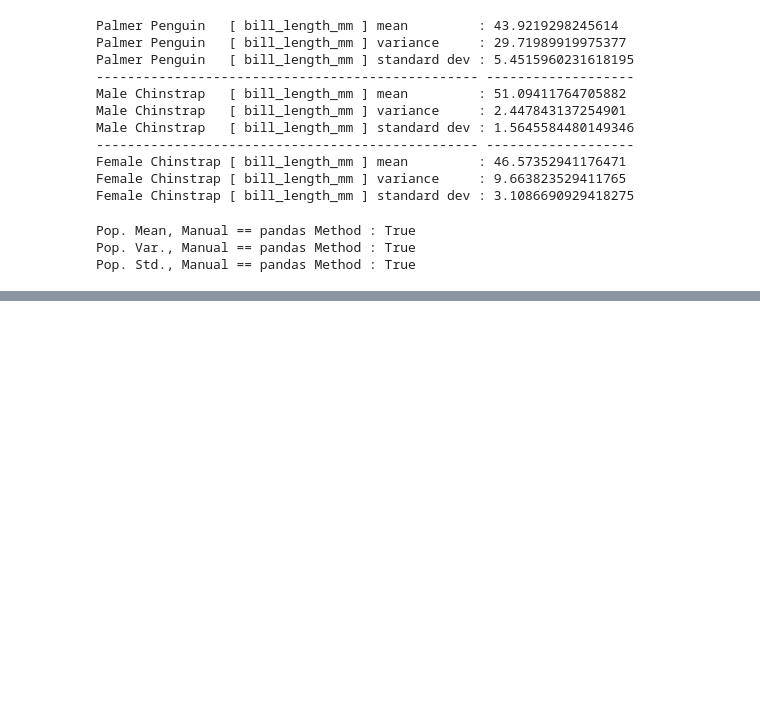
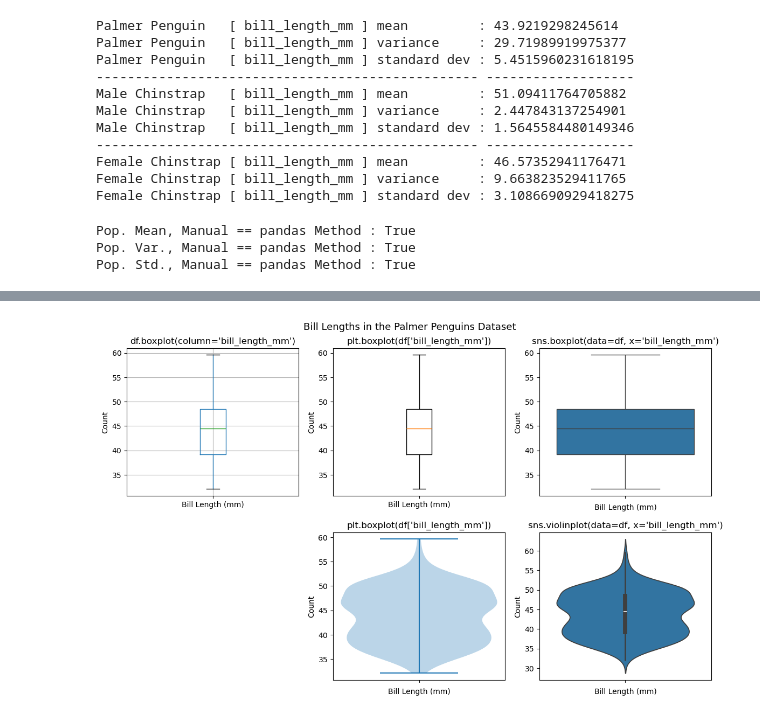
Before and after one commit to mragsac/bnfo262-2026-teaching, a Jupyter notebook: module-2-statistics/Day1_Introduction-to-Palmer-Penguins_COMPLETE.ipynb, the cells around one changed output, grey strips where cells are left out. Saved outputs shown, nothing was run; the diff lists cells and outputs as text; code cells hidden in the pictures; blank space fills up the shorter version.

```diff
--- a/module-2-statistics/Day1_Introduction-to-Palmer-Penguins_COMPLETE.ipynb
+++ b/module-2-statistics/Day1_Introduction-to-Palmer-Penguins_COMPLETE.ipynb
@@ -572,0 +616,49 @@ plt.show()
+# %%
+# TODO
+
+# -------------------------
+# Answer
+# -------------------------
+fig,ax = plt.subplots(2, 3, figsize=(14,8))
+axs = ax.flatten()
+
+# -------------------------
+# Box Plots
+# -------------------------
+plot1 = df.boxplot(column="bill_length_mm", ax=axs[0])
+axs[0].set_title("df.boxplot(column='bill_length_mm')")
+axs[0].set_xticklabels(["Bill Length (mm)"])  # for some reason this is different ...
+axs[0].set_ylabel("Count")
+
+axs[1].boxplot(df["bill_length_mm"].dropna()) # we're removing missing values
+axs[1].set_title("plt.boxplot(df['bill_length_mm'])")
+axs[1].set_xticklabels(["Bill Length (mm)"]) # for some reason this is different ...
+axs[1].set_ylabel("Count")
+
+plot3 = sns.boxplot(data=df, y="bill_length_mm", ax=axs[2])
+axs[2].set_title("sns.boxplot(data=df, x='bill_length_mm')")
+axs[2].set_xlabel("Bill Length (mm)")
+axs[2].set_ylabel("Count")
+
+# -------------------------
+# Violin Plots
+# -------------------------
+axs[3].axis("off") # this function doesn't exist in pandas, hide the plot
+
+axs[4].violinplot(df["bill_length_mm"].dropna())  # we're removing missing values
+axs[4].set_title("plt.boxplot(df['bill_length_mm'])")
+axs[4].set_xticks([1], labels=[""])
+axs[4].set_xlabel("Bill Length (mm)")
+axs[4].set_ylabel("Count")
+
+plot6 = sns.violinplot(data=df, y="bill_length_mm", ax=axs[5])
+axs[5].set_title("sns.violinplot(data=df, x='bill_length_mm')")
+axs[5].set_xlabel("Bill Length (mm)")
+axs[5].set_ylabel("Count")
+
+plt.suptitle("Bill Lengths in the Palmer Penguins Dataset", size=13, y=.94)
+plt.subplots_adjust(hspace=.25)
+
+plt.show() # after setting the parameters, display the plot!
+# %% [output]
+[figure, added]
```
Also changed, not shown: parts of 30 cells of this notebook, 1 other file.
